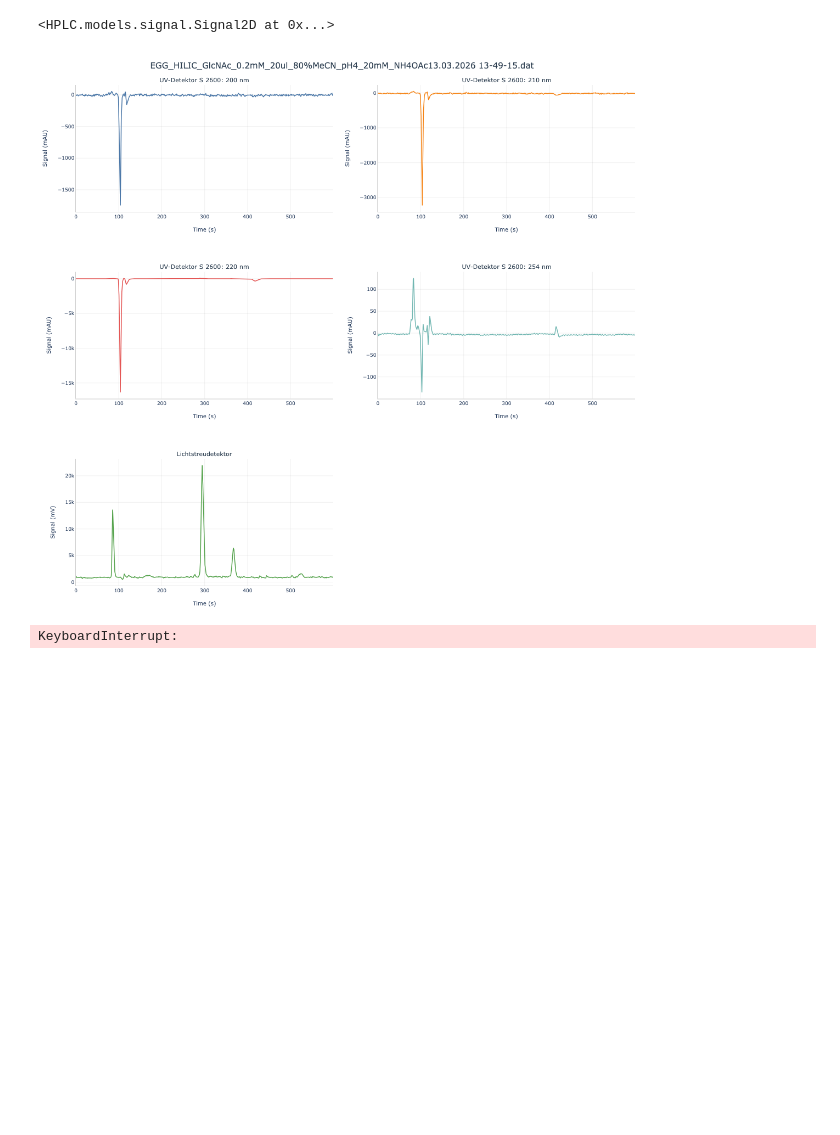
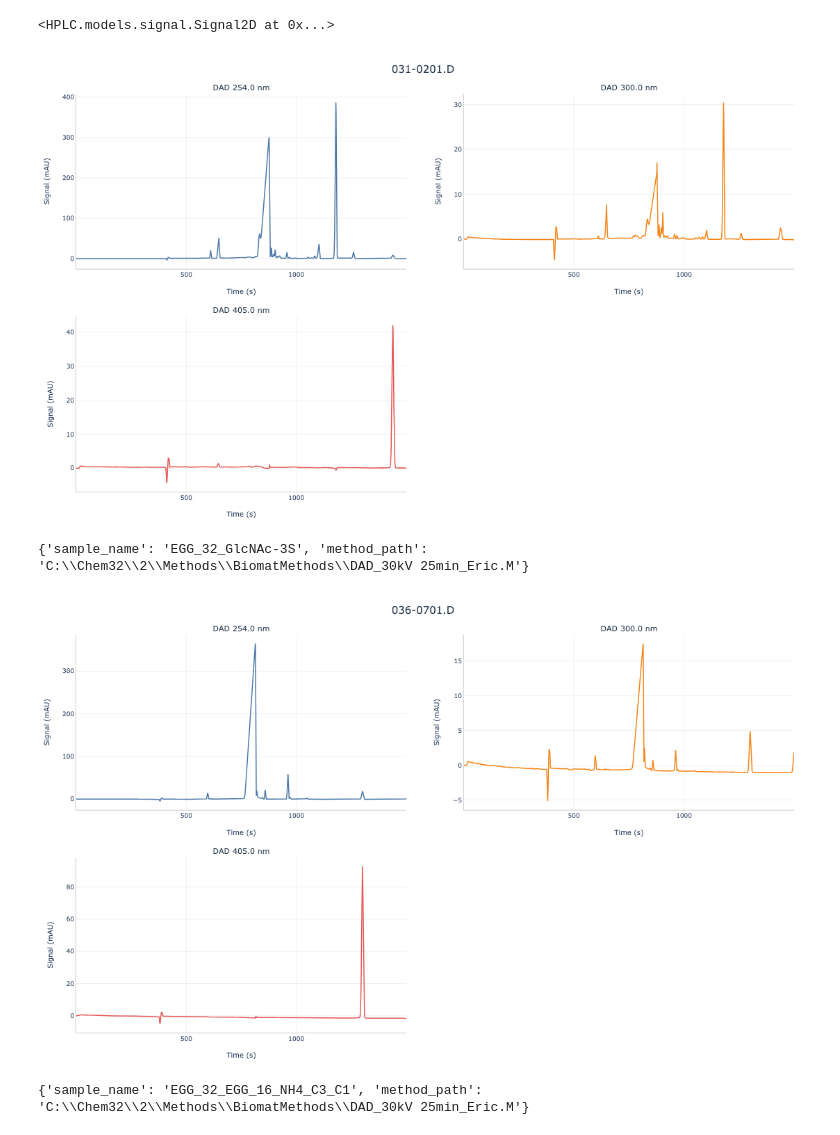
Before and after one commit to eric-gemmell/HPLC, a Jupyter notebook: examples/basic_usage.ipynb, the cells around one changed output. Saved outputs shown, nothing was run; the diff lists cells and outputs as text; code cells hidden in the pictures; blank space fills up the shorter version.

Commit message:
Agilent file loads, signal parser still doesn't work, but graphing stacks does

```diff
--- a/examples/basic_usage.ipynb
+++ b/examples/basic_usage.ipynb
@@ -92,7 +91,16 @@ make_signal2d(OVERLAP_HARD_PEAKS, noise_scale=NOISE, duration=DURATION).display(
 [figure]
 <HPLC.models.signal.Signal2D at 0x...>
 # %%
-HPLC.load("./data/EGG_HILIC_GlcNAc_0.2mM_20ul_80%MeCN_pH4_20mM_NH4OAc13.03.2026 13-49-15.dat").display().detect_peaks().display()
+import HPLC
+chrom = HPLC.load("./data/031-0201.D/").display().stack_signals().display()
+print(chrom.additional_data)
+sig1 = chrom.signals["DAD 254.0 nm"]
+
+chrom2 = HPLC.load("./data/036-0701.D/").display().stack(chrom1).display()
+print(chrom2.additional_data)
+sig2 = chrom2.signals["DAD 254.0 nm"]
 # %% [output]
-[figure, old version]
+[figure, new version]
-KeyboardInterrupt:
+{'sample_name': 'EGG_32_GlcNAc-3S', 'method_path': 'C:\\Chem32\\2\\Methods\\BiomatMethods\\DAD_30kV 25min_Eric.M'}
+[figure, added]
+{'sample_name': 'EGG_32_EGG_16_NH4_C3_C1', 'method_path': 'C:\\Chem32\\2\\Methods\\BiomatMethods\\DAD_30kV 25min_Eric.M'}
```
Also changed, not shown: parts of 3 cells of this notebook, 46 other files.
